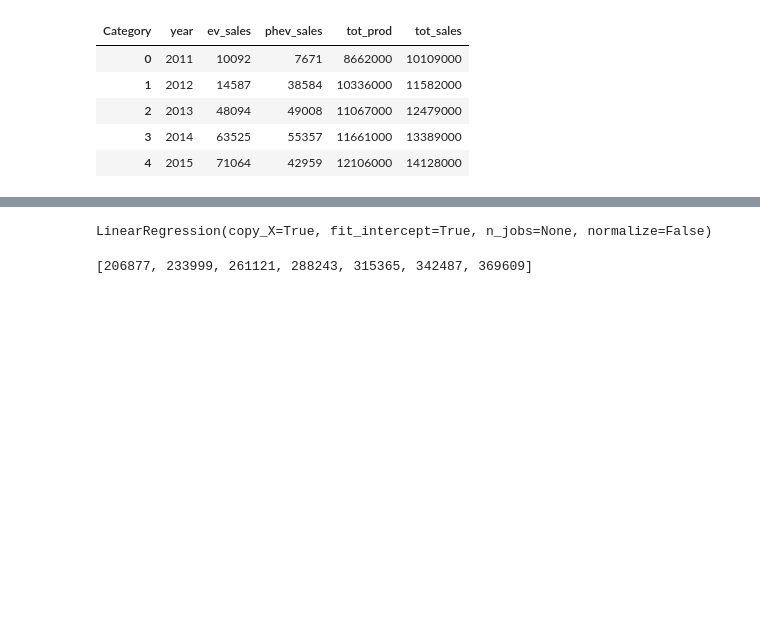
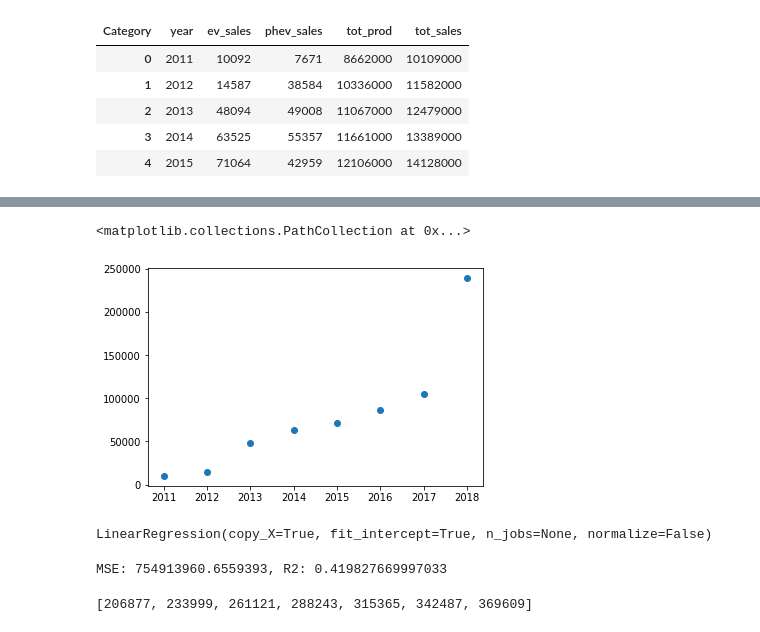
Before and after one commit to sjani184/Climate-in-the-US, a Jupyter notebook: Resources/pandas/ML_code.ipynb, the cells around one changed output, grey strips where cells are left out. Cells and saved outputs as stored; diff of their text form; code cells hidden in the pictures; blank space fills up the shorter version.

```diff
--- a/Resources/pandas/ML_code.ipynb
+++ b/Resources/pandas/ML_code.ipynb
@@ -60,5 +72,4 @@ merge_df.head()
 import matplotlib.pyplot as plt
 import numpy as np
 # %%
-final_df = pd.read_csv("../../data/final_merged_data.csv")
-final_df.head(100)
+final_df = pd.read_csv("../../data/cleaned/final_ml_data.csv")
@@ -77,4 +85,4 @@ finalized_df = final_df.drop(["Unnamed: 0"], axis=1)
 # %%
-finalized_df["total_emission"] = finalized_df["total_emission"].apply(lambda x: float(x.split()[0].replace(',', '')))
-finalized_df["transportation_emission"] = finalized_df["transportation_emission"].apply(lambda x: float(x.split()[0].replace(',', '')))
-finalized_df["motor_emission"] = finalized_df["motor_emission"].apply(lambda x: float(x.split()[0].replace(',', '')))
+final_df["total_emission"] = final_df["total_emission"].apply(lambda x: float(x.split()[0].replace(',', '')))
+final_df["transportation_emission"] = final_df["transportation_emission"].apply(lambda x: float(x.split()[0].replace(',', '')))
+final_df["motor_emission"] = final_df["motor_emission"].apply(lambda x: float(x.split()[0].replace(',', '')))
@@ -146,0 +166,13 @@ MSE: 754913960.6559393, R2: 0.419827669997033
+# %%
+# R2 =
+# X1 = final_df[[' year', 'tot_prod', 'tot_sales','total_emission', 'transportation_emission', 'motor_emission',
+#                'tot_ren_energy', 'gdp_usd', 'gdp_growth_annual%', 'gasprice_per_gal',
+#                'inflated_gasprice_gal']]
+# y1 = final_df["ev_sales"].values.reshape(-1,1)
+
+X1 = final_df[['year']]
+y1 = final_df["ev_sales"].values.reshape(-1,1)
+plt.scatter(X1,y1)
+# %% [output]
+<matplotlib.collections.PathCollection at 0x...>
+[figure, added]
@@ -151,5 +184,13 @@ model1.fit(X_train,y_train)
 # %% [output]
 LinearRegression(copy_X=True, fit_intercept=True, n_jobs=None, normalize=False)
+# %%
+predictions1 = model1.predict(X1_test)
+MSE1 = mean_squared_error(y1_test, predictions1)
+r21 = model1.score(X1_test, y1_test)
+
+print(f"MSE: {MSE1}, R2: {r21}")
+# %% [output]
+MSE: 754913960.6559393, R2: 0.419827669997033
 # %%
 # We assume there is a positively correlated linear relationship between ev_sales through the range of time depicted below
 ev_sales_lst = []
```
Also changed, not shown: parts of 44 cells of this notebook, 18 other files.
